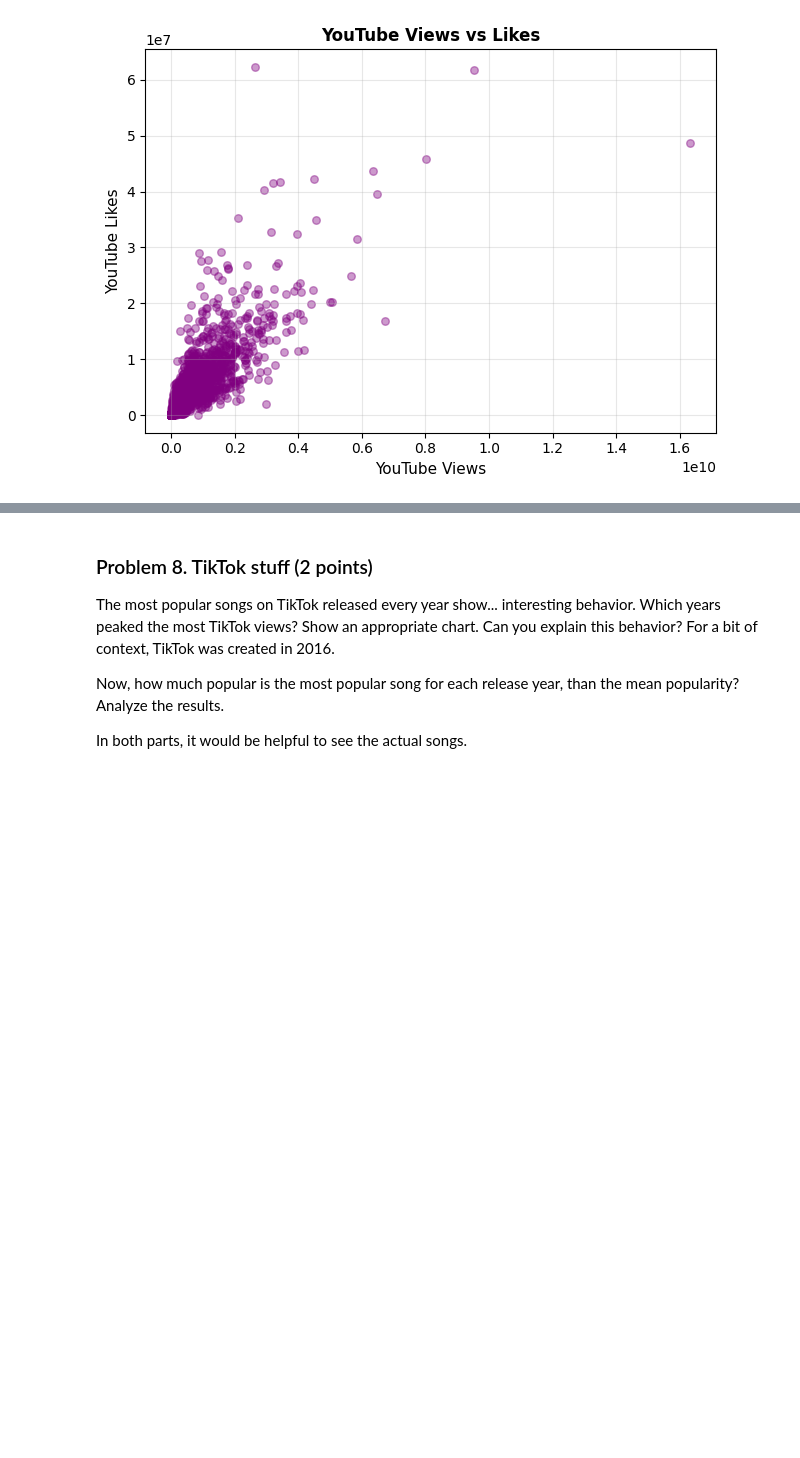
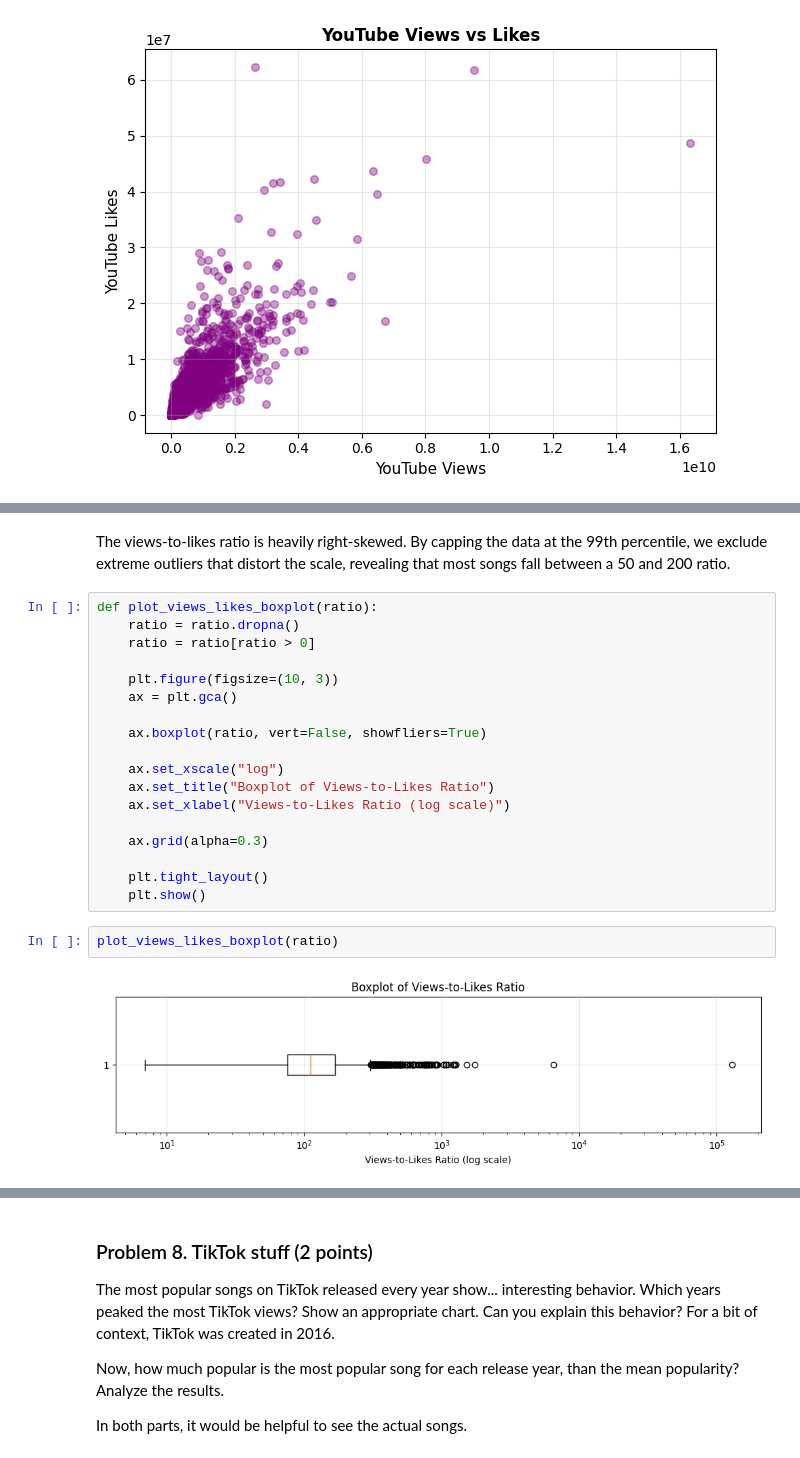
Before and after one commit to VladoDev03/data-science-softuni, a Jupyter notebook: 02-data-visualization-exploratory-data-analysis/Data Visualization and EDA Lab.ipynb, the cells around one changed output, grey strips where cells are left out. Cells and saved outputs as stored; diff of their text form; blank space fills up the shorter version.

```diff
--- a/02-data-visualization-exploratory-data-analysis/Data Visualization and EDA Lab.ipynb
+++ b/02-data-visualization-exploratory-data-analysis/Data Visualization and EDA Lab.ipynb
@@ -567,0 +628,24 @@ of viral hits reaching billions of views and tens of millions of likes.
+# %% [markdown]
+The views-to-likes ratio is heavily right-skewed. By capping the data at the 99th percentile, we exclude extreme outliers that distort the scale, revealing that most songs fall between a 50 and 200 ratio.
+# %%
+def plot_views_likes_boxplot(ratio):
+    ratio = ratio.dropna()
+    ratio = ratio[ratio > 0]
+
+    plt.figure(figsize=(10, 3))
+    ax = plt.gca()
+
+    ax.boxplot(ratio, vert=False, showfliers=True)
+
+    ax.set_xscale("log")
+    ax.set_title("Boxplot of Views-to-Likes Ratio")
+    ax.set_xlabel("Views-to-Likes Ratio (log scale)")
+
+    ax.grid(alpha=0.3)
+
+    plt.tight_layout()
+    plt.show()
+# %%
+plot_views_likes_boxplot(ratio)
+# %% [output]
+[figure, added]
```
Also changed, not shown: parts of 10 cells of this notebook.
